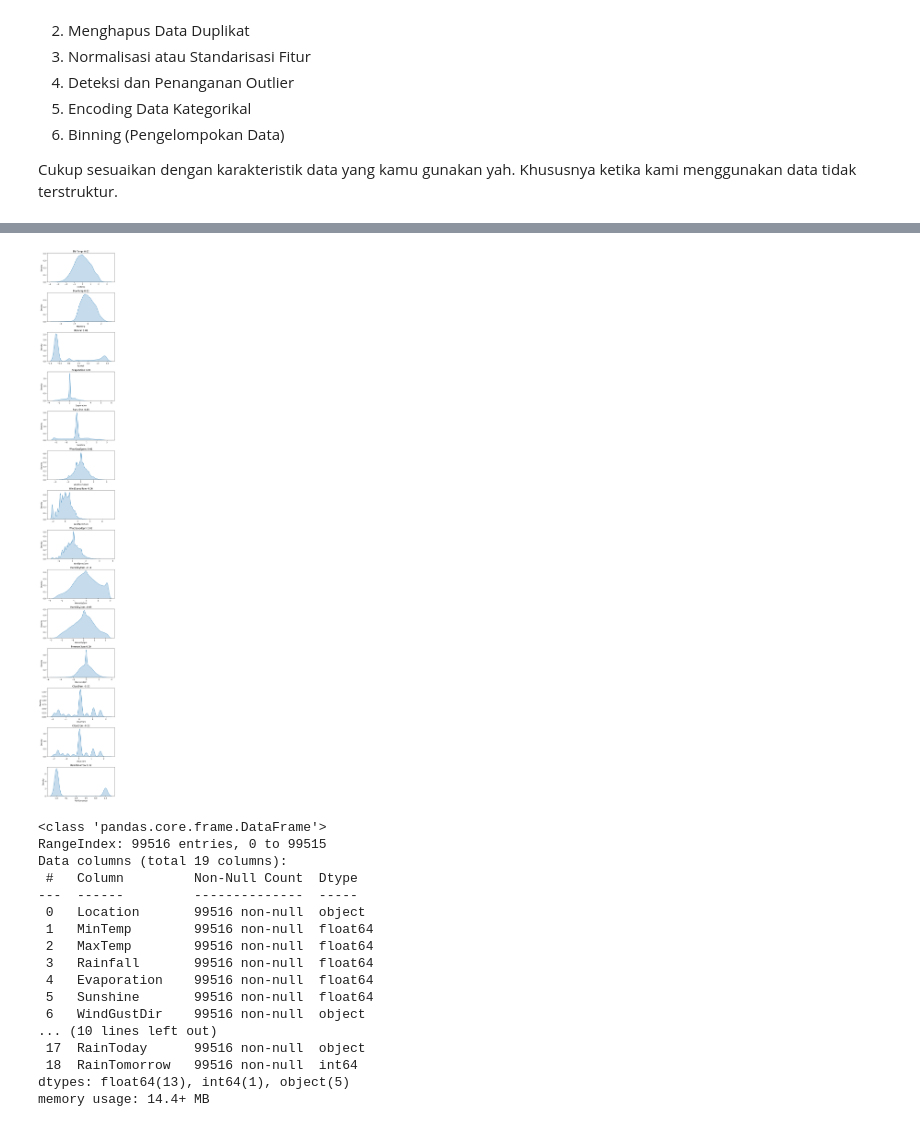
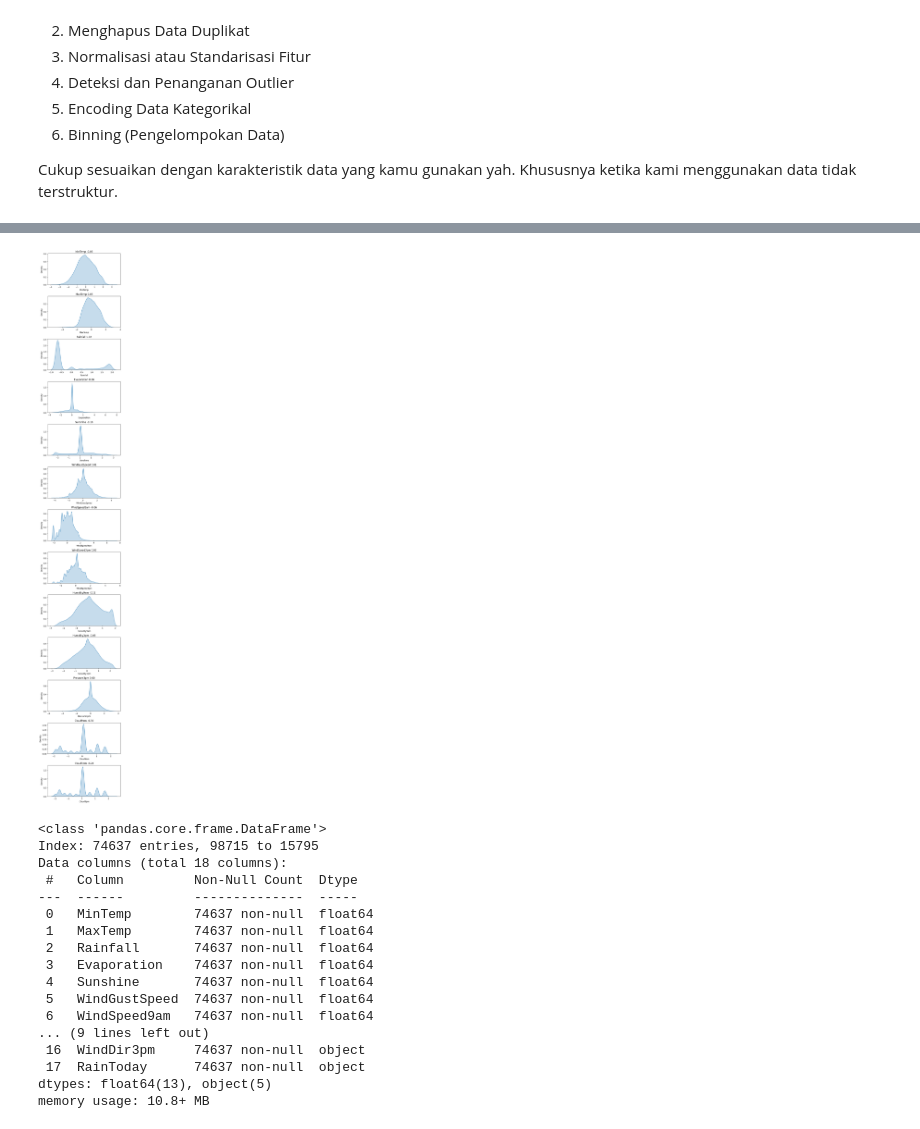
Before and after one commit to levirs565/Eksperimen_SML_Levi, a Jupyter notebook: preprocessing/Eksperimen_Levi.ipynb, the cells around one changed output, grey strips where cells are left out. Saved outputs shown, nothing was run; the diff lists cells and outputs as text; code cells hidden in the pictures.

```diff
--- a/preprocessing/Eksperimen_Levi.ipynb
+++ b/preprocessing/Eksperimen_Levi.ipynb
@@ -196,8 +197,21 @@ Berikut adalah tahapan-tahapan yang bisa dilakukan, tetapi **tidak terbatas** pa
 Cukup sesuaikan dengan karakteristik data yang kamu gunakan yah. Khususnya ketika kami menggunakan data tidak terstruktur.
 # %%
 df_cleaned = df_training.copy().drop(columns=["Temp9am", "Temp3pm", "Pressure9am", "row ID"])
+# %%
+X, y = df_cleaned.drop(columns=["RainTomorrow"]), df_cleaned["RainTomorrow"]
+X_train, X_test, y_train, y_test = train_test_split(X, y, test_size=0.25, random_state=42)
 # %%
-for feature in df_cleaned.select_dtypes(include=np.number):
-    df_cleaned[feature] = df_cleaned[feature].fillna(df_cleaned[feature].median())
-for feature in df_cleaned.select_dtypes(exclude=np.number):
-    df_cleaned[feature] = df_cleaned[feature].fillna(df_cleaned[feature].mode()[0])
+# for feature in df_cleaned.select_dtypes(include=np.number):
+#     df_cleaned[feature] = df_cleaned[feature].fillna(df_cleaned[feature].median())
+# for feature in df_cleaned.select_dtypes(exclude=np.number):
+#     df_cleaned[feature] = df_cleaned[feature].fillna(df_cleaned[feature].mode()[0])
+
+imputer = ColumnTransformer([
+    ("mediam_imputer", SimpleImputer(strategy="median"),
+     make_column_selector(dtype_include=np.number)),
+    ("mode_imputer", SimpleImputer(strategy="most_frequent"),
+     make_column_selector(dtype_exclude=np.number))
+], verbose_feature_names_out=False).set_output(transform='pandas')
+
+X_train = imputer.fit_transform(X_train)
+X_test = imputer.transform(X_test)
@@ -227,10 +264,10 @@ dtype: int64
 # %%
-bell_shaped = [
-    "MinTemp", "MaxTemp", "WindGustSpeed", "WindSpeed9am", "WindSpeed3pm",
-    "Humidity9am", "Humidity3pm", "Pressure3pm"
-]
-skewed = ["Rainfall", "Evaporation", "Sunshine"]
-limited = ["Cloud9am", "Cloud3pm"]
+# bell_shaped = [
+#     "MinTemp", "MaxTemp", "WindGustSpeed", "WindSpeed9am", "WindSpeed3pm",
+#     "Humidity9am", "Humidity3pm", "Pressure3pm"
+# ]
+# skewed = ["Rainfall", "Evaporation", "Sunshine"]
+# limited = ["Cloud9am", "Cloud3pm"]
 
 # standard_scaler = StandardScaler()
 # robust_scaler = RobustScaler()
@@ -241,5 +278,6 @@ limited = ["Cloud9am", "Cloud3pm"]
 # df_cleaned[limited] = minmax_scaler.fit_transform(df_cleaned[limited])
 transformer = PowerTransformer(method="yeo-johnson")
 
-all_numeric = bell_shaped + skewed + limited
-df_cleaned[all_numeric] = transformer.fit_transform(df_cleaned[all_numeric])
+all_numeric = X_train.select_dtypes(include=np.number).columns
+X_train[all_numeric] = transformer.fit_transform(X_train[all_numeric])
+X_test[all_numeric] = transformer.transform(X_test[all_numeric])
@@ -258,38 +296,38 @@ df_cleaned.describe()
 # %%
-cols = df_cleaned.select_dtypes(include="number").columns
+cols = X_train.select_dtypes(include="number").columns
 n = len(cols)
 
 fig, axes = plt.subplots(n, 1, figsize=(6, 3*n))
 
 for ax, col in zip(axes, cols):
-    sns.kdeplot(df_cleaned[col], ax=ax, fill=True)
+    sns.kdeplot(X_train[col], ax=ax, fill=True)
 
-    ax.set_title(f"{col} {skew(df_cleaned[col].to_numpy()):.2f}")
+    ax.set_title(f"{col} {skew(X_train[col].to_numpy()):.2f}")
 
 plt.tight_layout()
 plt.show()
 # %% [output]
-[figure, old version]
+[figure, new version]
 # %%
-df_cleaned.info()
+X_train.info()
 # %% [output]
 <class 'pandas.core.frame.DataFrame'>
-RangeIndex: 99516 entries, 0 to 99515
-Data columns (total 19 columns):
+Index: 74637 entries, 98715 to 15795
+Data columns (total 18 columns):
  #   Column         Non-Null Count  Dtype
 ---  ------         --------------  -----
- 0   Location       99516 non-null  object
- 1   MinTemp        99516 non-null  float64
- 2   MaxTemp        99516 non-null  float64
- 3   Rainfall       99516 non-null  float64
- 4   Evaporation    99516 non-null  float64
- 5   Sunshine       99516 non-null  float64
- 6   WindGustDir    99516 non-null  object
-... (10 lines left out)
- 17  RainToday      99516 non-null  object
- 18  RainTomorrow   99516 non-null  int64
-dtypes: float64(13), int64(1), object(5)
-memory usage: 14.4+ MB
+ 0   MinTemp        74637 non-null  float64
+ 1   MaxTemp        74637 non-null  float64
+ 2   Rainfall       74637 non-null  float64
+ 3   Evaporation    74637 non-null  float64
+ 4   Sunshine       74637 non-null  float64
+ 5   WindGustSpeed  74637 non-null  float64
+ 6   WindSpeed9am   74637 non-null  float64
+... (9 lines left out)
+ 16  WindDir3pm     74637 non-null  object
+ 17  RainToday      74637 non-null  object
+dtypes: float64(13), object(5)
+memory usage: 10.8+ MB
 # %%
 category_encoder = ColumnTransformer([
     ("one_hot", OneHotEncoder(sparse_output=False), ["Location", "WindGustDir", "WindDir9am", "WindDir3pm"]),
```
Also changed, not shown: parts of 10 cells of this notebook, 6 other files.
